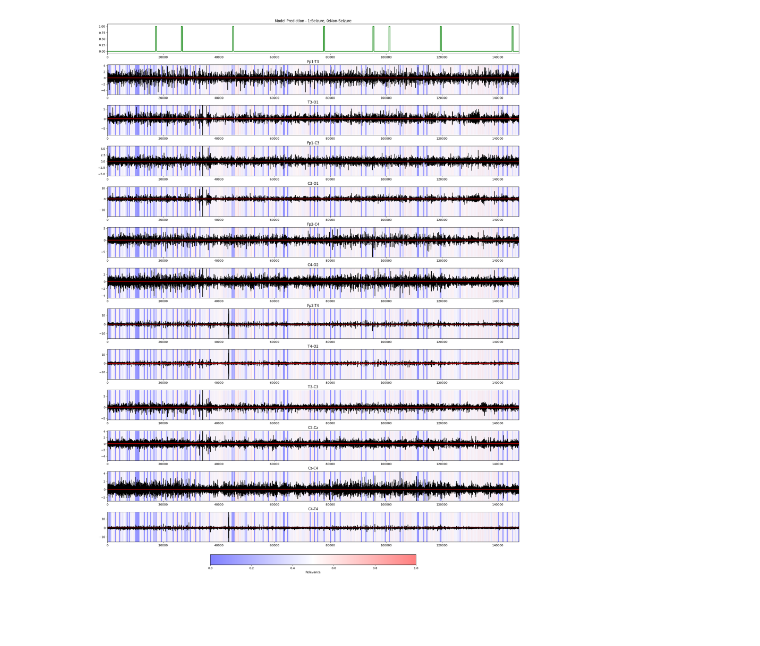
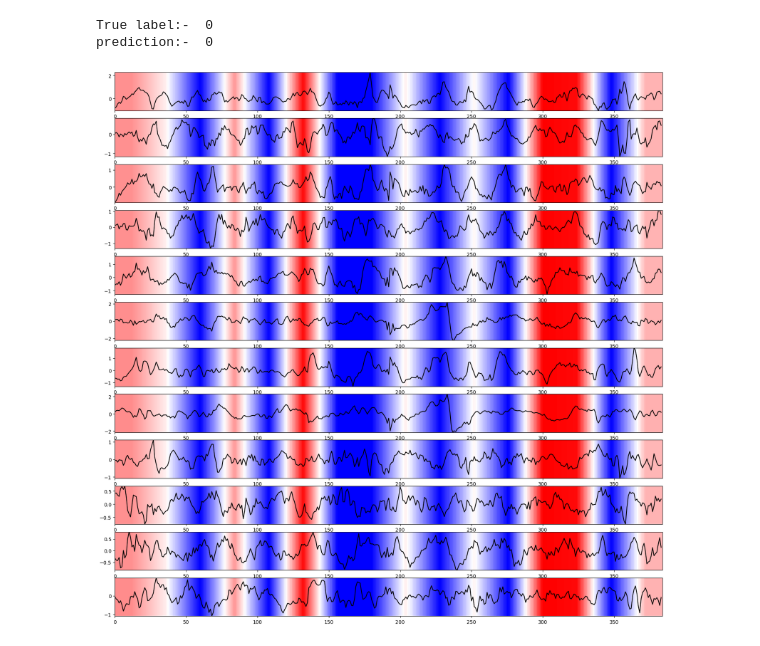
Before and after one commit to Dinuka-1999/BraiNeoCare, a Jupyter notebook: XAImodel.ipynb, the cells around one changed output. Saved outputs shown, nothing was run; the diff lists cells and outputs as text; code cells hidden in the pictures; blank space fills up the shorter version.

```diff
--- a/XAImodel.ipynb
+++ b/XAImodel.ipynb
@@ -16,2 +9,2 @@ To enable the following instructions: AVX2 AVX512F AVX512_VNNI FMA, in other ope
 # %%
-EEG,labels=rs.read_file("../BraiNeoCare/Datasets/zenodo_eeg/eeg8.edf",8)
+EEG,labels=rs.read_file("../BraiNeoCare/Datasets/zenodo_eeg/eeg9.edf",9)
@@ -26,3 +11,3 @@ NOTE: pick_channels() is a legacy function. New code should use inst.pick(...).
 # %%
-model = keras.models.load_model("../BraiNeoCare/GAT_model_1/cp_0198.ckpt/")
+model = keras.models.load_model("../BraiNeoCare/GAT_model_2/cp_0192.ckpt/")
 model.layers[-1].activation = None
@@ -33,7 +15,7 @@ model.layers[-1].activation = None
 mean=np.load("mean.npy")
 std=np.load("std.npy")
 
-grad_model = keras.Model(model.inputs,[model.get_layer("gat_layer_5").output,model.output])
+grad_model = keras.Model(model.inputs,[model.get_layer("gat_layer_2").output,model.output])
 
 def PreprocesSignal(signal):
     signal=(signal-mean)/std
@@ -96,5 +78,26 @@ fig.tight_layout()
 cbar=fig.colorbar(im,ax=ax,orientation='horizontal',pad=0.02,shrink=0.5)
 cbar.set_label('Relevance')
 plt.show()
-# %% [output]
-[figure, removed]
+# %%
+from sklearn.model_selection import train_test_split
+
+x=np.load('../BraiNeoCare/Datasets/GAT/zenodo_data_consensus_GAT.npy', mmap_mode='r')
+y=np.load('../BraiNeoCare/Datasets/GAT/zenodo_labels_consensus_GAT.npy', mmap_mode='r')
+
+
+x_train, x_test, y_train, y_test = train_test_split(x, y, test_size=0.2, random_state=42)
+# %%
+n=26
+x=PreprocesSignal(x_test[n])
+print("True label:- ",y_test[n])
+h,p=GradCAM(x)
+print("prediction:- ",1 if p>=0.5 else 0)
+resized_heatmap = cv.resize(h, (384,12), interpolation=cv.INTER_LINEAR)
+fig,ax=plt.subplots(12,1,figsize=(20,20))
+for r in range(12):
+    ax[r].plot(x[0,r,:,0],color='k')
+    im=ax[r].imshow(resized_heatmap[r].reshape(1,384),cmap='bwr',alpha=1,extent=[0,384,x[0,r,:,0].min(),x[0,r,:,0].max()],aspect='auto',vmax=1,vmin=0)
+# %% [output]
+True label:-  0
+prediction:-  0
+[figure, added]
```
Also changed, not shown: parts of 3 cells of this notebook, 8 other files.
